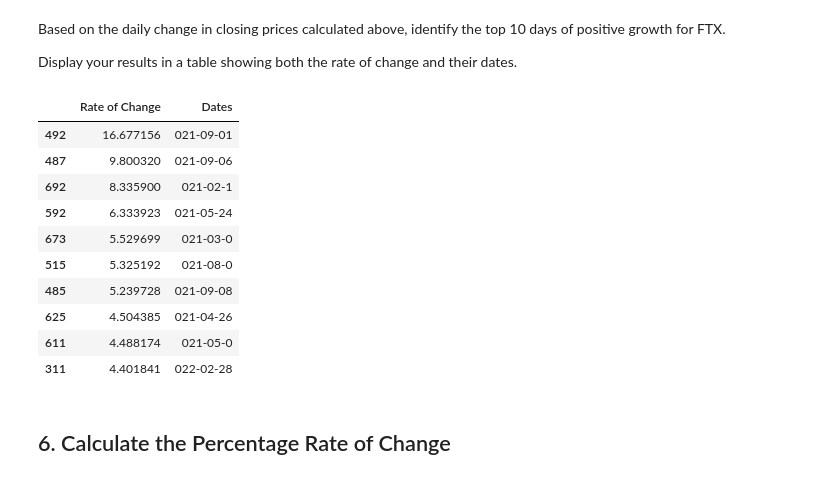
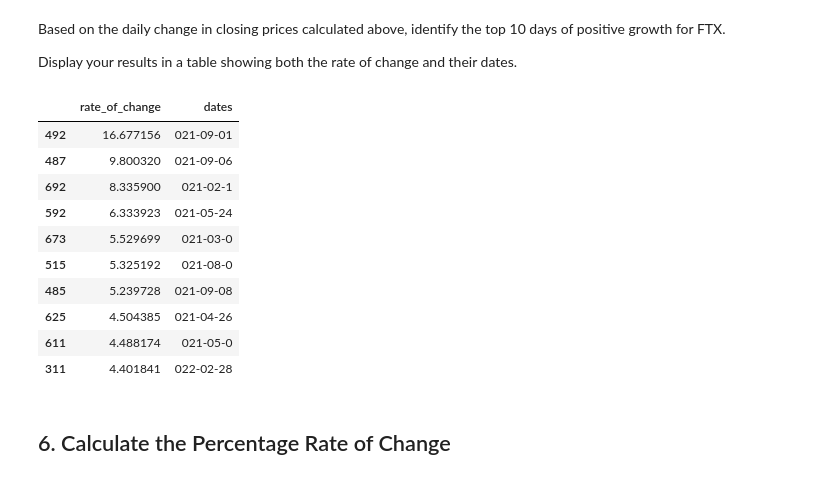
Before and after one commit to kellyham0/DS1002, a Jupyter notebook: Copy_of_Lab_FTX.ipynb, the cells around one changed output. Cells and saved outputs as stored; diff of their text form; code cells hidden in the pictures.

```diff
--- a/Copy_of_Lab_FTX.ipynb
+++ b/Copy_of_Lab_FTX.ipynb
@@ -103,12 +104,12 @@ Based on the daily change in closing prices calculated above, identify the top 1
 Display your results in a table showing both the rate of change and their dates.
 # %%
 top_close_change = ftx_cleaned.sort_values('close_change', ascending = False).iloc[:10]
-ten_close = pd.DataFrame({'Rate of Change': top_close_change.close_change,
-                         'Dates': top_close_change.timestamp})
-ten_close['Dates'] = ten_close['Dates'].str.strip('T23:59:59.999Z')
+ten_close = pd.DataFrame({'rate_of_change': top_close_change.close_change,
+                         'dates': top_close_change.timestamp})
+ten_close['dates'] = ten_close['dates'].str.strip('T23:59:59.999Z')
 ten_close
 # %% [output]
-|  | Rate of Change | Dates |
+|  | rate_of_change | dates |
 | 492 | 16.677156 | 021-09-01 |
 | 487 | 9.800320 | 021-09-06 |
 | 692 | 8.335900 | 021-02-1 |
```
Also changed, not shown: parts of 7 cells of this notebook.
